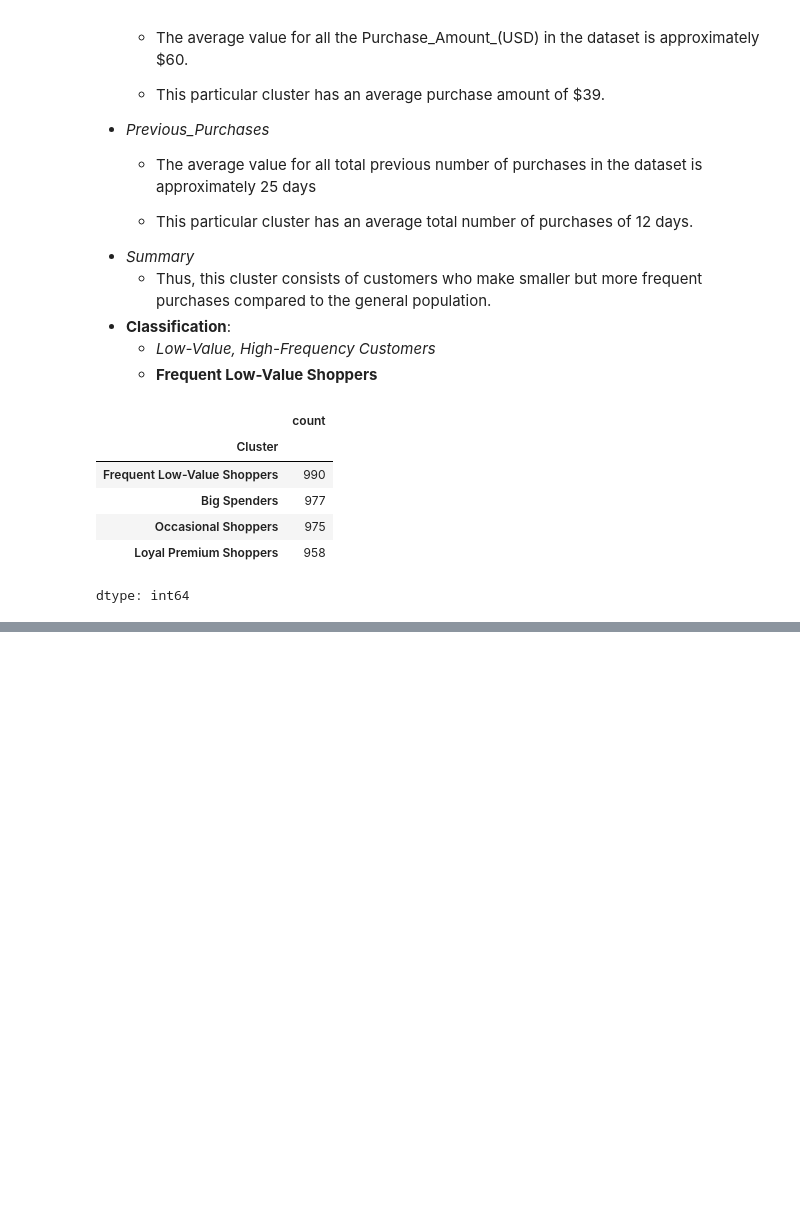
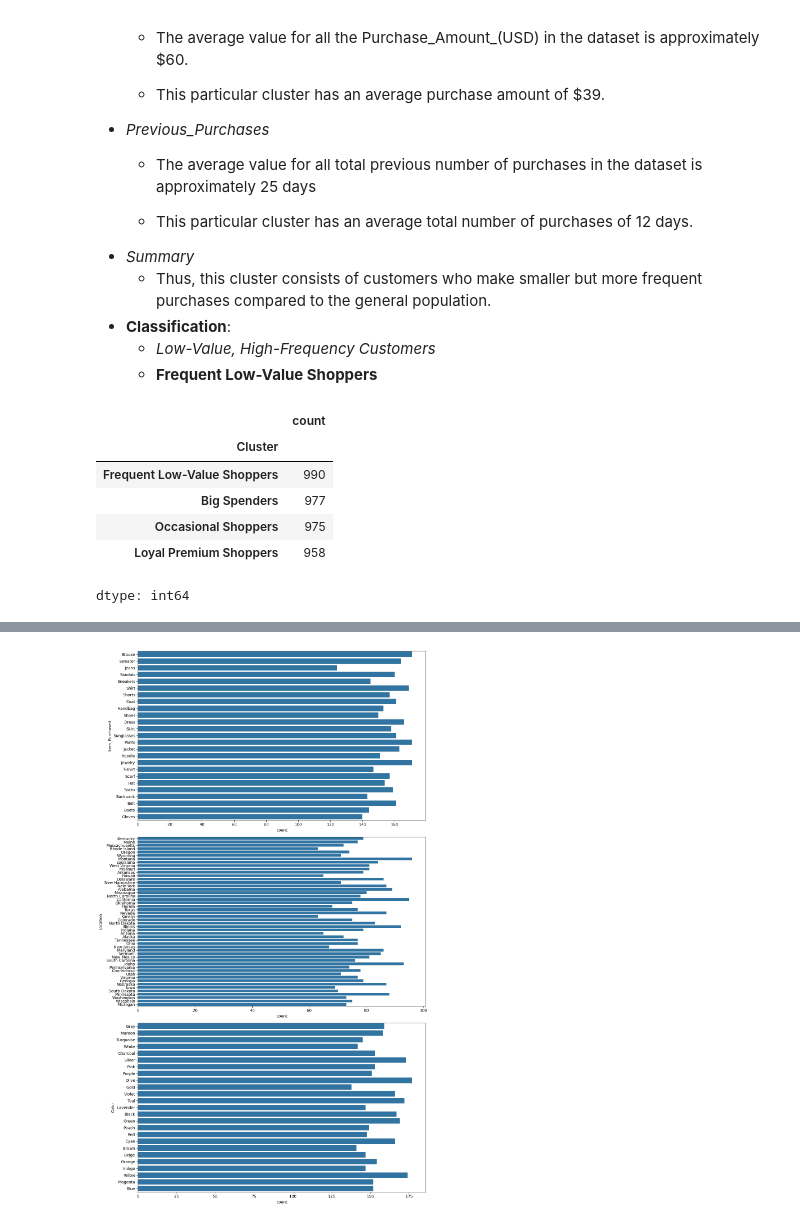
Before and after one commit to Just-Aymz/Customer-Shopping, a Jupyter notebook: Data_Preprocessing.ipynb, the cells around one changed output, grey strips where cells are left out. Cells and saved outputs as stored; diff of their text form; code cells hidden in the pictures; blank space fills up the shorter version.

```diff
--- a/Data_Preprocessing.ipynb
+++ b/Data_Preprocessing.ipynb
@@ -746,0 +776,14 @@ dtype: int64
+# %%
+plt.figure(figsize=(12, 20))
+
+# List of columns to plot
+features = new_category_df.loc[:, large_categorical_features].columns.tolist()
+
+for i, col in enumerate(features):
+  plt.subplot(3, 1, i + 1)
+  sns.countplot(y=col, data=new_category_df.loc[:, large_categorical_features])
+
+plt.tight_layout()
+plt.show()
+# %% [output]
+[figure, added]
```
Also changed, not shown: parts of 6 cells of this notebook.
